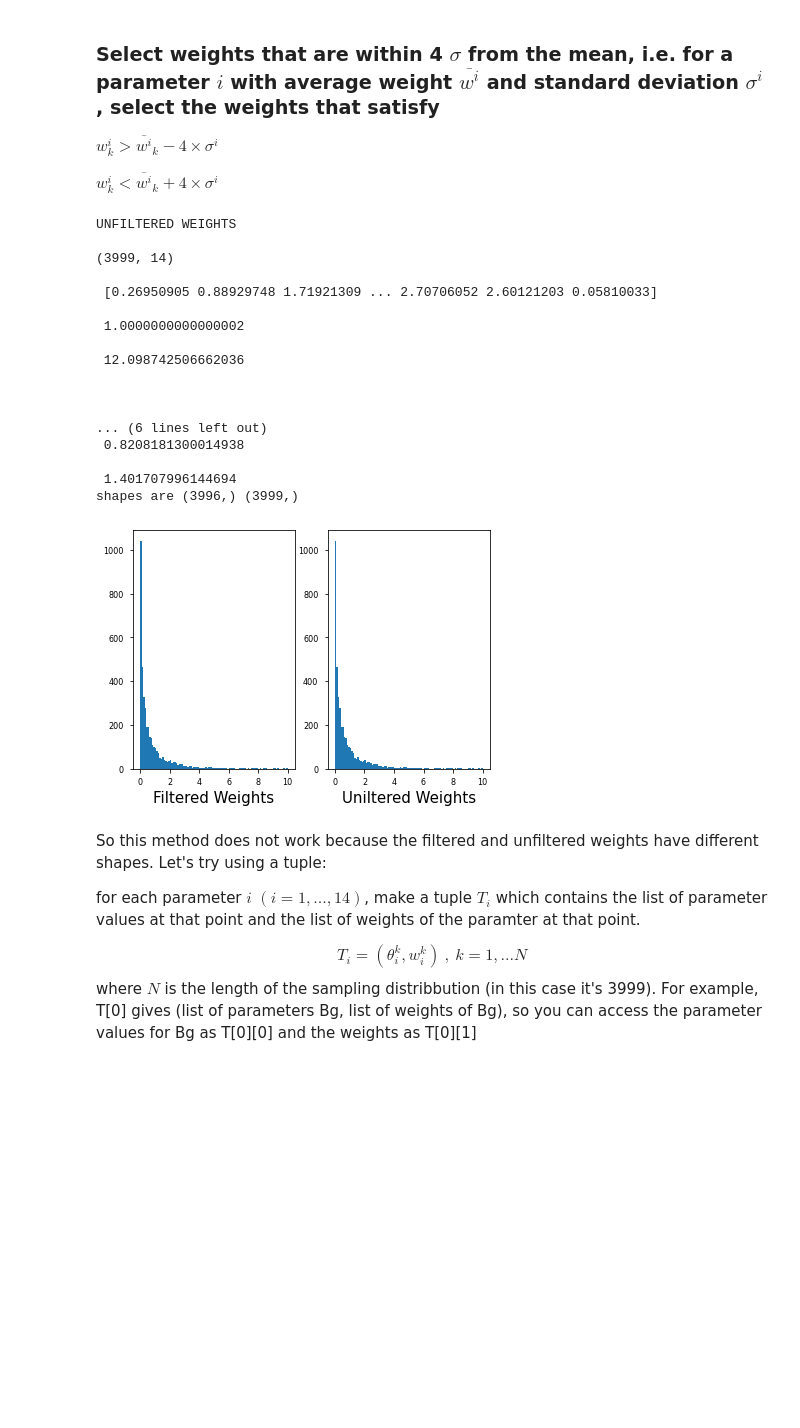
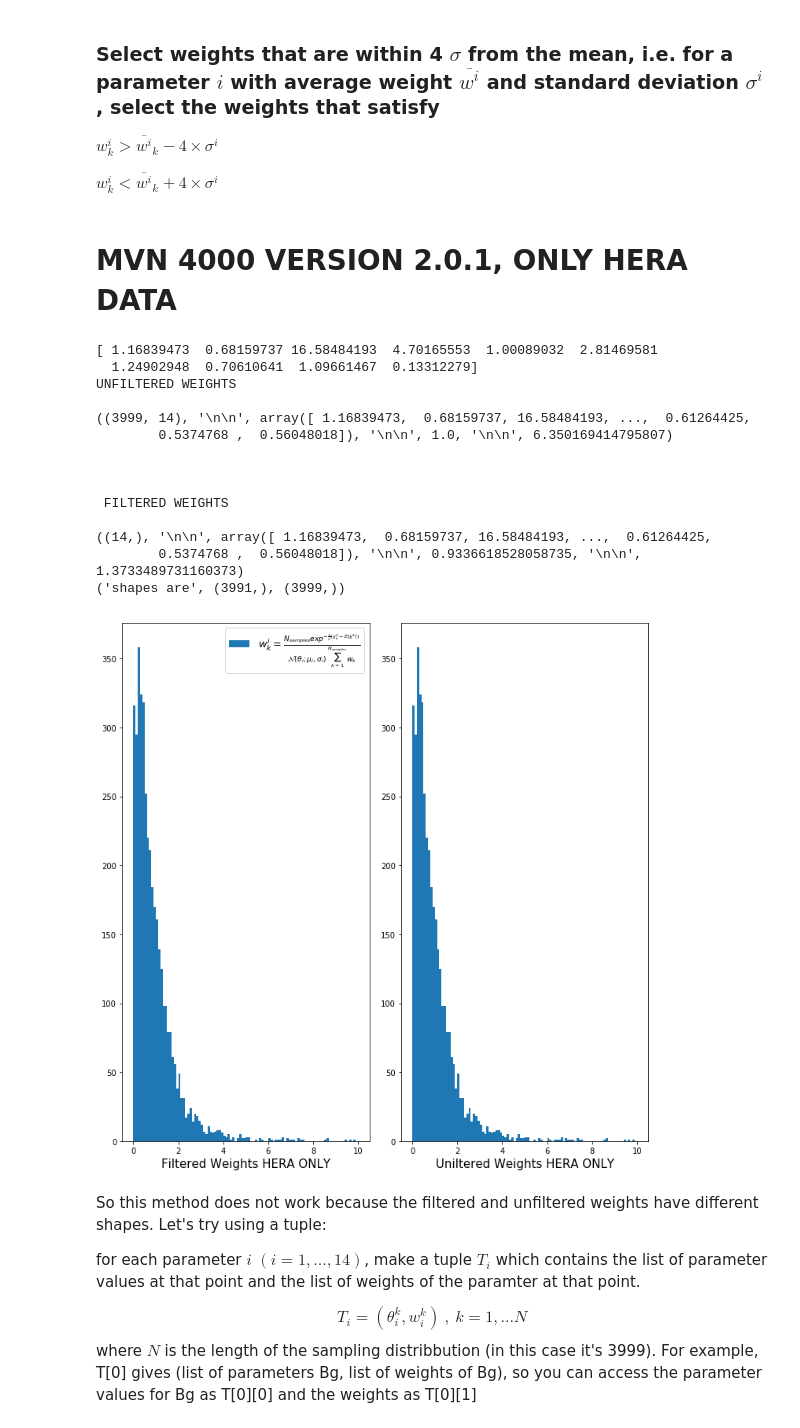
Before and after one commit to AliAlkadhim/PDF_Uncertainty, a Jupyter notebook: master_version/local/ALL_DATA_5k/reweighting.ipynb, the cells around one changed output. Drawn from its saved outputs; the diff is of its cells as text; code cells hidden in the pictures; blank space fills up the shorter version.

Commit message:
explanation of differing weights for all data

```diff
--- a/master_version/local/ALL_DATA_5k/reweighting.ipynb
+++ b/master_version/local/ALL_DATA_5k/reweighting.ipynb
@@ -417,19 +224,0 @@ print(weights.shape, '\n\n', weights[:,0], '\n\n', weights[:,0].mean(), '\n\n',
-# %%
-import matplotlib.pyplot as plt
-Bg = MVN_4000[:-1,0]
-weights_Bg=np.exp(-0.5*(chi2_diff))/Bg
-weights_Bg = 3999*weights_Bg/np.sum(weights_Bg)
-
-# plt, axs = plt.subplots(1,2,figsize=(14,7))
-# axs[0].hist(Bg.flatten(), range=(-0.2,-0.003),bins=50)
-# axs[0].set_title(r'$B_g$ Unweighted Distribution', size=18)
-# axs[1].hist(Bg.flatten(), weights=weights_Bg, color='r',range=(-0.2,-0.003),bins=50)
-# axs[1].set_title(r'$B_g$ Weighted Distribution', size=18)
-# axs[1].set_ylim(0,280)
-# axs[0].set_ylim(0,280)
-plt.rcParams["figure.figsize"] = [7, 7]
-plt.hist(Bg.flatten(),bins=50, alpha=0.35, label=r'$B_g$ Unweighted Distribution')
-plt.hist(Bg.flatten(), weights=weights_Bg**1.3, color='r',bins=50, alpha=0.35, label=r'$B_g$ Weighted Distribution')
-plt.legend(fontsize=13, loc='best')
-print(weights_Bg)
-plt.savefig('all_data_Bg.png')
@@ -487,46 +227,66 @@ plt.savefig('all_data_Bg.png')
 $w_k^i > \overline{w^i}_k - 4 \times \sigma^i$
 
 $w_k^i < \overline{w^i}_k + 4 \times \sigma^i$
+# %% [markdown]
+# MVN 4000 VERSION 2.0.1, ONLY HERA DATA
 # %%
+MVN_4000= np.load('/home/ali/Desktop/Pulled_Github_Repositories/NNPDF_Uncertainty/Compute_chi2/MVN_samples/MVN_4000.npy')
+MVN_4000_chi2 = np.load('/home/ali/Desktop/Pulled_Github_Repositories/NNPDF_Uncertainty/Compute_chi2/chi2_array_4000.npy')
+# dof = 377
+# MVN_4000_chi2_per_dof=MVN_4000_chi2/377
+# MVN_4000_chi2
+
+mean_chi2 = np.mean(MVN_4000_chi2)
+chi2_diff = abs(MVN_4000_chi2 - mean_chi2)
+chi2_diff, chi2_diff.shape
+weights = np.empty((3999, 14))
+for i in range(14):
+    weights[:,i] = np.exp(-0.5 * (chi2_diff))/MVN_4000[:-1,i]
+    weights[:,i] = 3999 * weights[:,i]/np.sum(weights[:,i])
+    #weights[:,i] = sp.special.expit(weights[:,i])
+print(weights[:10,0])
+
+
+#FILTER WEIGHTS
 filtered_weights=[]
+
 for i in range(14):
     #mean weight for parameter i
     mean_weight_i = np.mean(weights[:,i])
     std_weight_i = np.std(weights[:,i])
     final_list = [x for x in weights[:,i] if (x > mean_weight_i - 4 * std_weight_i)]
     final_list = [x for x in final_list if (x < mean_weight_i + 4 * std_weight_i)]
     filtered_weights.append(np.array(final_list))
 
 filtered_weights_ = [np.array(x) for x in filtered_weights]
 print('UNFILTERED WEIGHTS\n')
 print(weights.shape, '\n\n', weights[:,0], '\n\n', weights[:,0].mean(), '\n\n', weights[:,0].std())
 print('\n \n\n FILTERED WEIGHTS\n')
 print(np.array(filtered_weights_).shape, '\n\n', filtered_weights_[0], '\n\n', filtered_weights_[0].mean(), '\n\n', filtered_weights_[0].std())
-fig, ax = plt.subplots(1, 2)
-ax[0].hist(filtered_weights_[0], bins=100, range=(0,10))
-ax[0].set_xlabel('Filtered Weights', fontsize=15)
-ax[1].hist(weights[:,0], bins=100, range=(0,10))
-ax[1].set_xlabel('Uniltered Weights', fontsize=15)
+fig, ax = plt.subplots(1, 2, figsize=(10,10))
+ax[0].hist(filtered_weights_[0], bins=100, range=(0,10), label=r'$w_k^i = \frac{N_{samples} exp^{-\frac{1}{2} (\chi_k ^2 - E[\chi^2])}}{\mathcal{N}(\theta_i;\mu_i, \sigma_i) \ \sum_{k=1}^{N_{samples}} w_k}$')
+ax[0].set_xlabel('Filtered Weights HERA ONLY', fontsize=15)
+ax[1].hist(weights[:,0], bins=100, range=(0,10), label=r'$w_k^i = \frac{N_{samples} exp^{-\frac{1}{2} (\chi_k ^2 - E[\chi^2])}}{\mathcal{N}(\theta_i;\mu_i, \sigma_i) \ \sum_{k=1}^{N_{samples}} w_k}$')
+ax[1].set_xlabel('Uniltered Weights HERA ONLY', fontsize=15)
+ax[0].legend(fontsize=13); ax[0].legend(fontsize=13)
 print('shapes are', filtered_weights[0].shape, weights[:,0].shape)
+plt.tight_layout()
 # %% [output]
+[ 1.16839473  0.68159737 16.58484193  4.70165553  1.00089032  2.81469581
+  1.24902948  0.70610641  1.09661467  0.13312279]
 UNFILTERED WEIGHTS
 
-(3999, 14)
-
- [0.26950905 0.88929748 1.71921309 ... 2.70706052 2.60121203 0.05810033]
-
- 1.0000000000000002
-
- 12.098742506662036
+((3999, 14), '\n\n', array([ 1.16839473,  0.68159737, 16.58484193, ...,  0.61264425,
+        0.5374768 ,  0.56048018]), '\n\n', 1.0, '\n\n', 6.350169414795807)
 
 
 
-... (6 lines left out)
- 0.8208181300014938
+ FILTERED WEIGHTS
 
- 1.401707996144694
-shapes are (3996,) (3999,)
+((14,), '\n\n', array([ 1.16839473,  0.68159737, 16.58484193, ...,  0.61264425,
+        0.5374768 ,  0.56048018]), '\n\n', 0.9336618528058735, '\n\n', 1.3733489731160373)
+('shapes are', (3991,), (3999,))
-[figure, old version]
+[figure, new version]
 # %% [markdown]
 So this method does not work because the filtered and unfiltered weights have different shapes. Let's try using a tuple:
 
```
Also changed, not shown: parts of 46 cells of this notebook, 8 other files.
